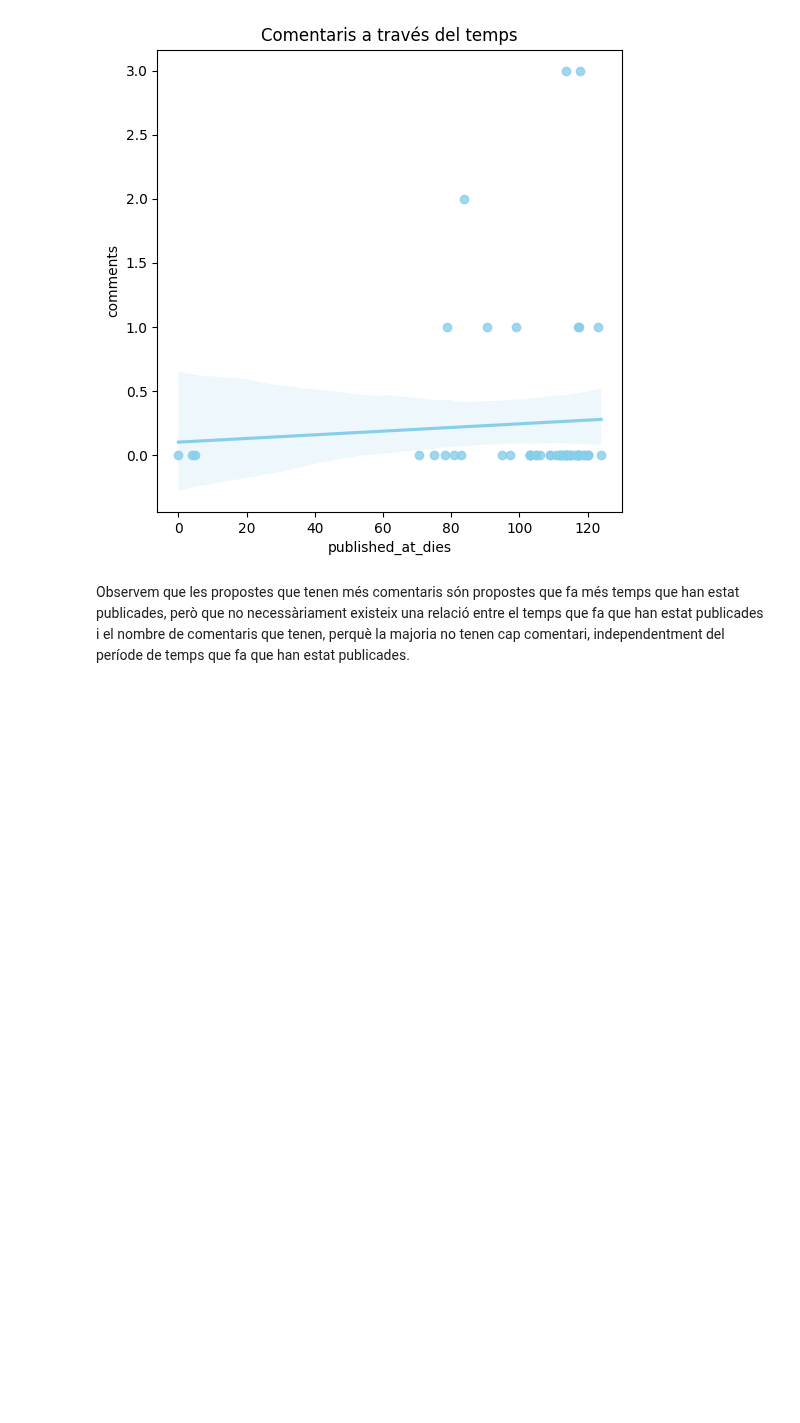
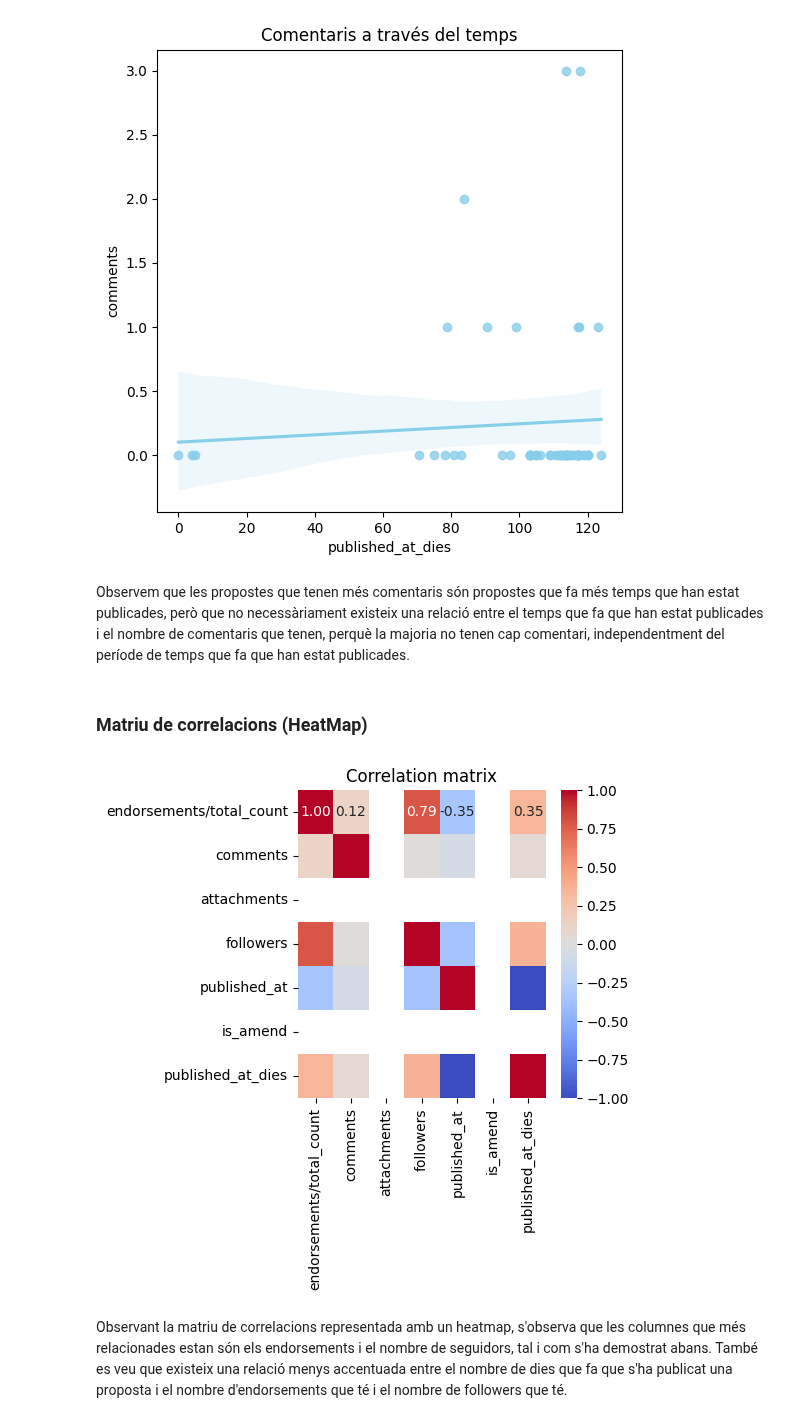
Before and after one commit to NoOPeEKS/dades-assemblea-clima, a Jupyter notebook: notebooks/exploracio_csv.ipynb, the cells around one changed output. Saved outputs shown, nothing was run; the diff lists cells and outputs as text; code cells hidden in the pictures; blank space fills up the shorter version.

Commit message:
Afegida matriu de correlacions i heatmap

```diff
--- a/notebooks/exploracio_csv.ipynb
+++ b/notebooks/exploracio_csv.ipynb
@@ -875,3 +875,18 @@ plt.show()
 [figure]
 # %% [markdown]
 Observem que les propostes que tenen més comentaris són propostes que fa més temps que han estat publicades, però que no necessàriament existeix una relació entre el temps que fa que han estat publicades i el nombre de comentaris que tenen, perquè la majoria no tenen cap comentari, independentment del període de temps que fa que han estat publicades.
+# %% [markdown]
+### Matriu de correlacions (HeatMap)
+# %%
+plt.figure(figsize=(4,4))
+columnes_corr = ['endorsements/total_count', 'comments', 'attachments', 'followers', 'published_at', 'is_amend', 'published_at_dies']
+df_correlation = df_proposals[columnes_corr]
+corr_mat = df_correlation.corr()
+sns.heatmap(corr_mat, annot=True, cmap='coolwarm', fmt=".2f")
+plt.title("Correlation matrix")
+plt.show()
+# %% [output]
+[figure, added]
+# %% [markdown]
+Observant la matriu de correlacions representada amb un heatmap, s'observa que les columnes que més relacionades estan són els endorsements i el nombre de seguidors, tal i com s'ha demostrat abans.
+També es veu que existeix una relació menys accentuada entre el nombre de dies que fa que s'ha publicat una proposta i el nombre d'endorsements que té i el nombre de followers que té.
```
